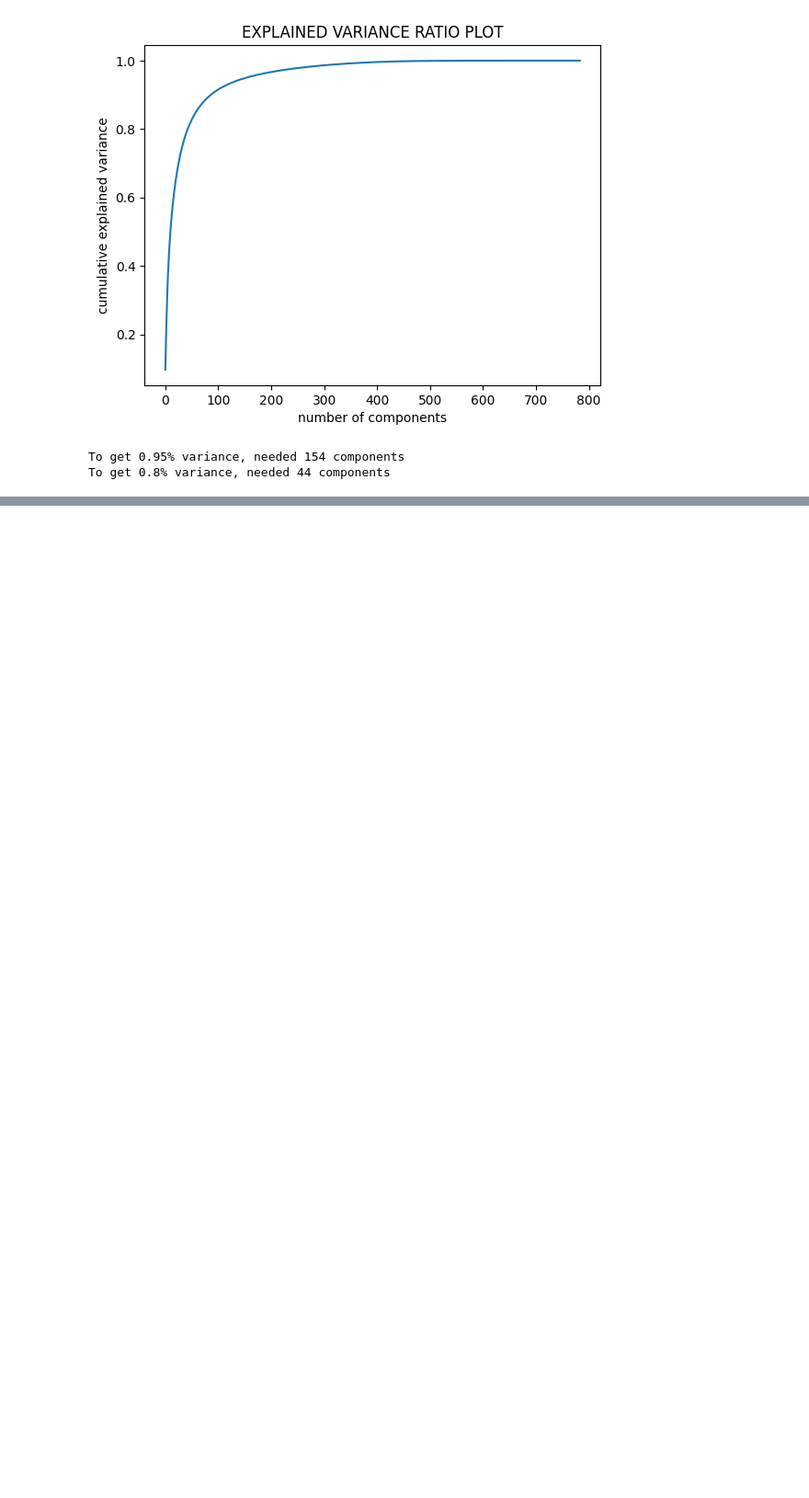
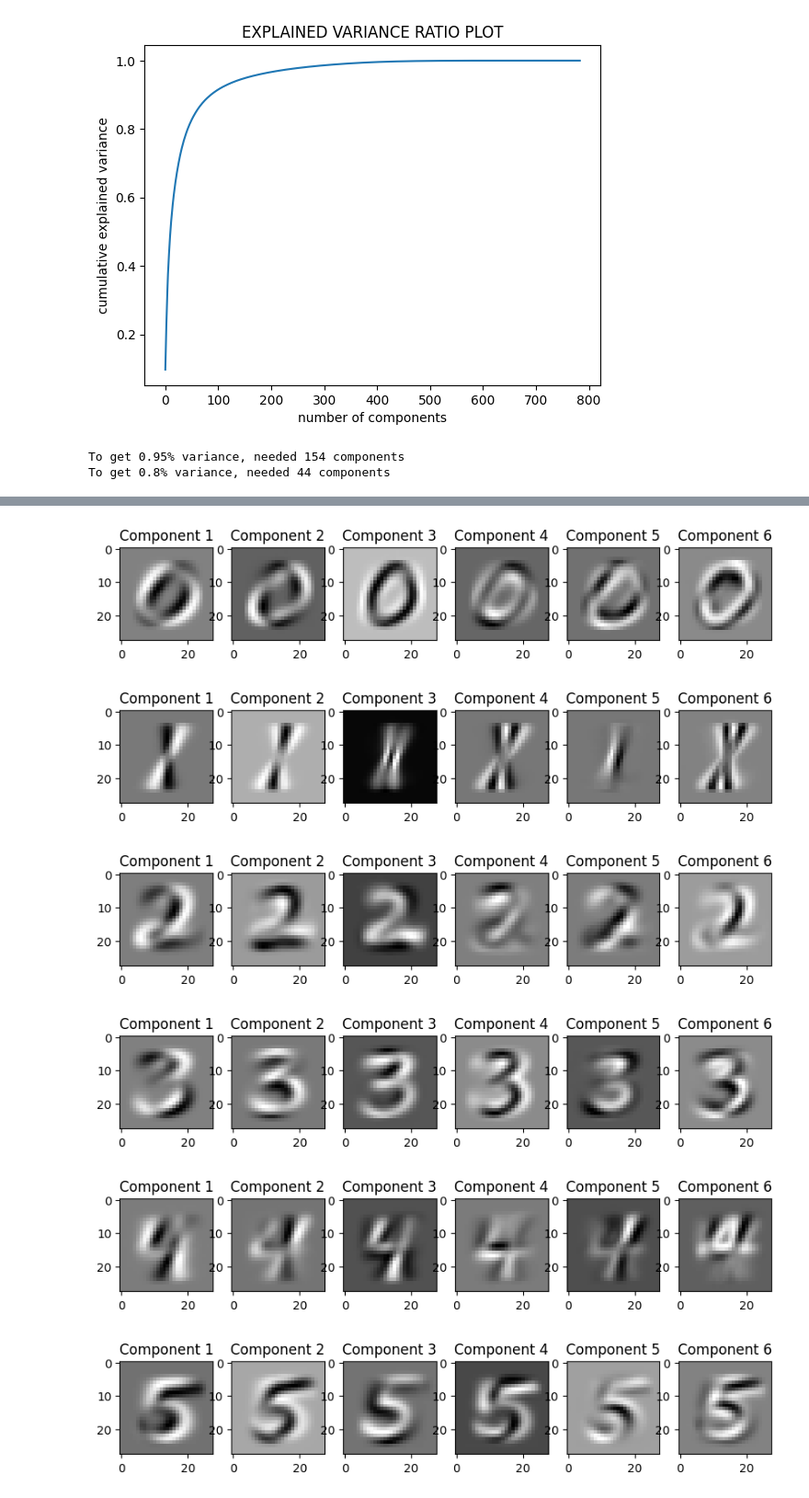
Before and after one commit to glusi/cv-maman22, a Jupyter notebook: maman22.ipynb, the cells around one changed output, grey strips where cells are left out. Shown: that part at 92% size. Cells and saved outputs as stored; diff of their text form; code cells hidden in the pictures; blank space fills up the shorter version.

```diff
--- a/maman22.ipynb
+++ b/maman22.ipynb
@@ -190,0 +209,30 @@ for n in components:
+# %%
+num = y_train.shape[0]
+devided_sets = dict()
+#print(devided_sets.shape)
+for i in range(num):
+    if y_train[i] not in devided_sets:
+        devided_sets[y_train[i]] = []
+    devided_sets[y_train[i]].append(x_train[i])
+for i in range(10):
+    devided_sets[i] = np.asarray(devided_sets[i])
+# %%
+
+for i in range(len(devided_sets)):
+    plt.figure(figsize=[10,10])
+    pca = PCA()
+    principalComponents = pca.fit(reshape_set_to_1d(devided_sets[i]))
+    # TODO - this code apeared earlier - to function
+    for j in range(6):
+        notReshapedIm = pca.components_[j]
+        subplt = plt.subplot(1,6,j+1)
+        subplt.title.set_text("Component "+str(j+1))
+        plt.imshow(resahpeImageTo28X28(notReshapedIm), cmap="gray")
+    plt.show()
+# %% [output]
+[figure, added]
+[figure, added]
+[figure, added]
+[figure, added]
+[figure, added]
+[figure, added]
```
Also changed, not shown: parts of 9 cells of this notebook.
